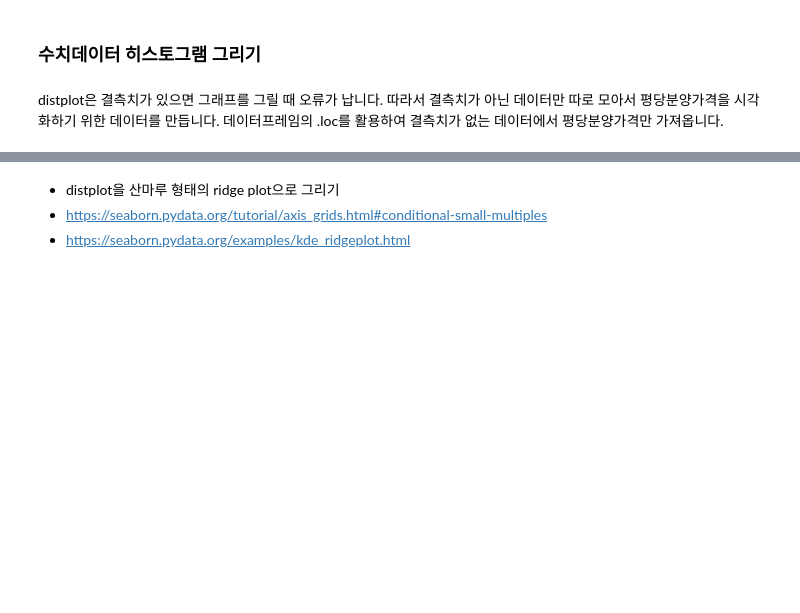
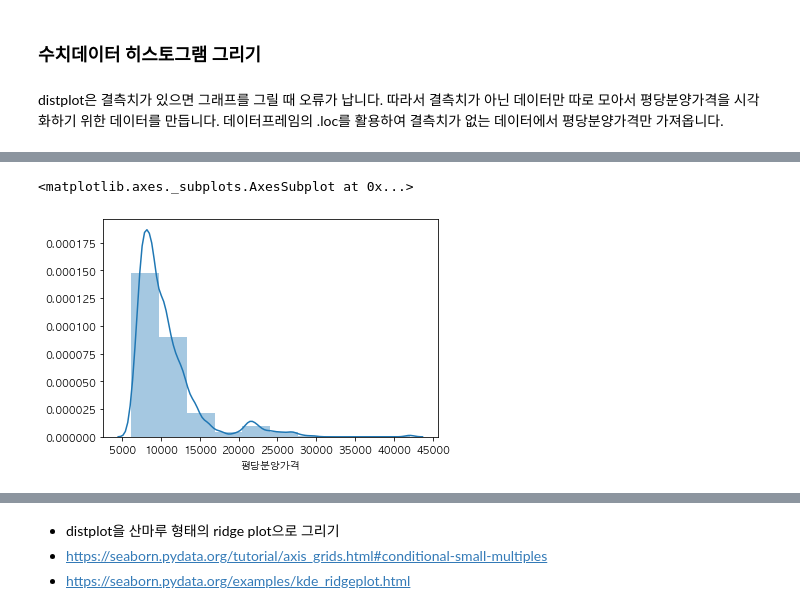
Before and after one commit to Jiyongs/python_ml, a Jupyter notebook: 01_infl_python_ml/01_apt_price_ipynb.ipynb, the cells around one changed output, grey strips where cells are left out. Cells and saved outputs as stored; diff of their text form; code cells hidden in the pictures; blank space fills up the shorter version.

```diff
--- a/01_infl_python_ml/01_apt_price_ipynb.ipynb
+++ b/01_infl_python_ml/01_apt_price_ipynb.ipynb
@@ -793,4 +797,11 @@ distplot은 결측치가 있으면 그래프를 그릴 때 오류가 납니다.
+# %%
+price = df_last.loc[df_last['평당분양가격'].notnull(), '평당분양가격']
 # %%
 # distplot으로 평당분양가격을 표현해 봅니다.
+
+sns.distplot(price, bins=10)
+# %% [output]
+<matplotlib.axes._subplots.AxesSubplot at 0x...>
+[figure, added]
 # %%
 # sns.distplot(price, hist=False, rug=True)
```
Also changed, not shown: parts of 13 cells of this notebook.
